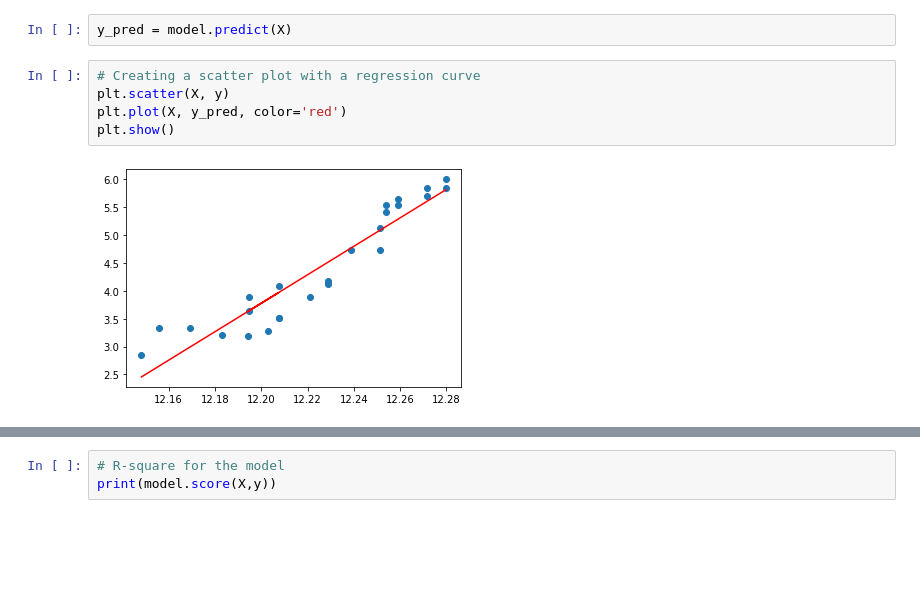
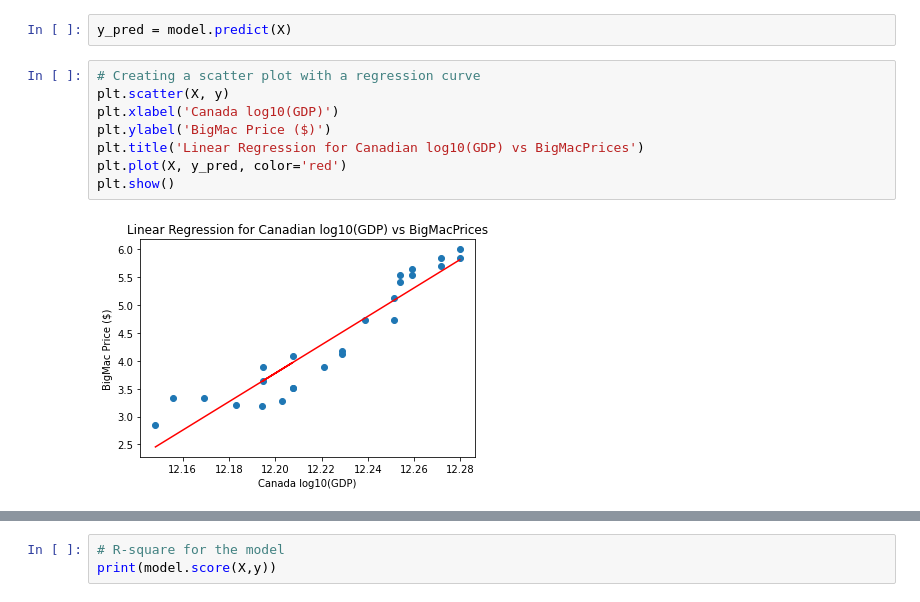
Before and after one commit to bolwerk-b/Final-Project, a Jupyter notebook: machine learning/Machine_Learning_three_regression_models-test.ipynb, the cells around one changed output, grey strips where cells are left out. Saved outputs shown, nothing was run; the diff lists cells and outputs as text; blank space fills up the shorter version.

```diff
--- a/machine learning/Machine_Learning_three_regression_models-test.ipynb
+++ b/machine learning/Machine_Learning_three_regression_models-test.ipynb
@@ -204,7 +238,10 @@ y_pred = model.predict(X)
 # %%
 # Creating a scatter plot with a regression curve
 plt.scatter(X, y)
+plt.xlabel('Canada log10(GDP)')
+plt.ylabel('BigMac Price ($)')
+plt.title('Linear Regression for Canadian log10(GDP) vs BigMacPrices')
 plt.plot(X, y_pred, color='red')
 plt.show()
 # %% [output]
-[figure, old version]
+[figure, new version]
```
Also changed, not shown: parts of 56 cells of this notebook.
